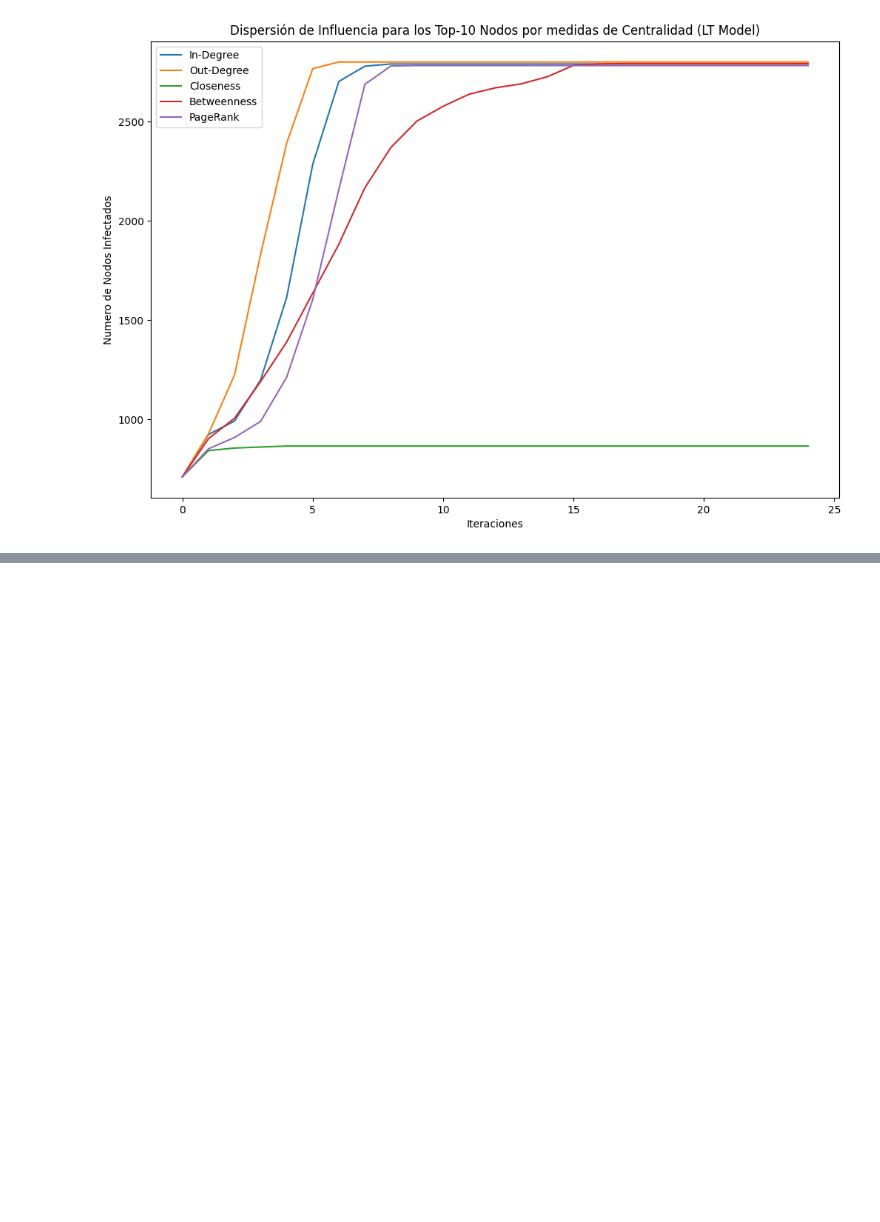
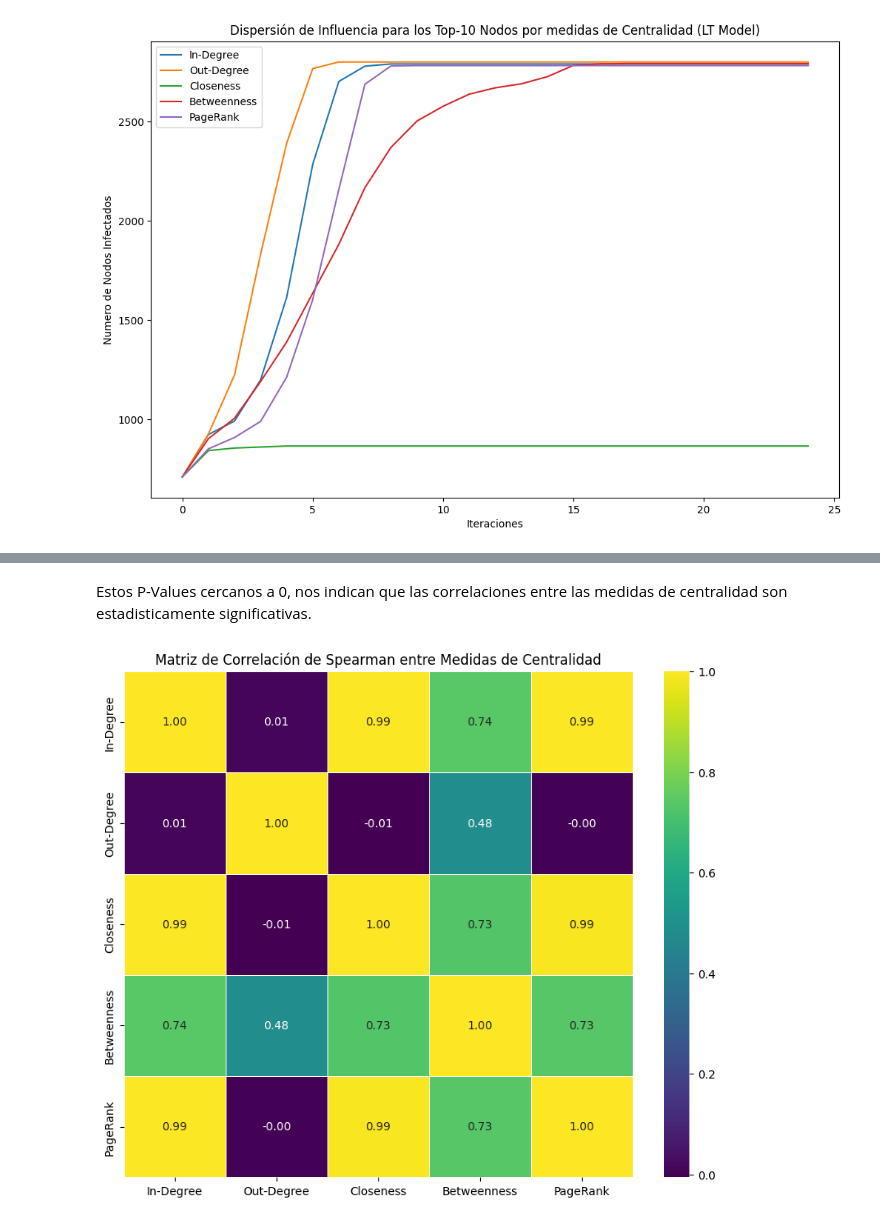
Before and after one commit to angel-salgado-m/proyectoBD3, a Jupyter notebook: proyectoBD3.ipynb, the cells around one changed output, grey strips where cells are left out. Drawn from its saved outputs; the diff is of its cells as text; code cells hidden in the pictures; blank space fills up the shorter version.

Commit message:
Correlacion de Spearman

```diff
--- a/proyectoBD3.ipynb
+++ b/proyectoBD3.ipynb
@@ -288,0 +344,2 @@ plt.show()
+# %% [markdown]
+Estos P-Values cercanos a 0, nos indican que las correlaciones entre las medidas de centralidad son estadisticamente significativas.
@@ -288,0 +358,11 @@ plt.show()
+# %%
+# Crear una matriz de correlación con las medidas de centralidad
+correlation_matrix = centralities[['In-Degree', 'Out-Degree', 'Closeness', 'Betweenness', 'PageRank']].corr(method='spearman')
+
+# Visualizar la matriz de correlación usando un mapa de calor
+plt.figure(figsize=(10, 8))
+sns.heatmap(correlation_matrix, annot=True, cmap='viridis', linewidths=0.5, linecolor='white', fmt=".2f")
+plt.title('Matriz de Correlación de Spearman entre Medidas de Centralidad')
+plt.show()
+# %% [output]
+[figure, added]
```
Also changed, not shown: parts of 9 cells of this notebook.
